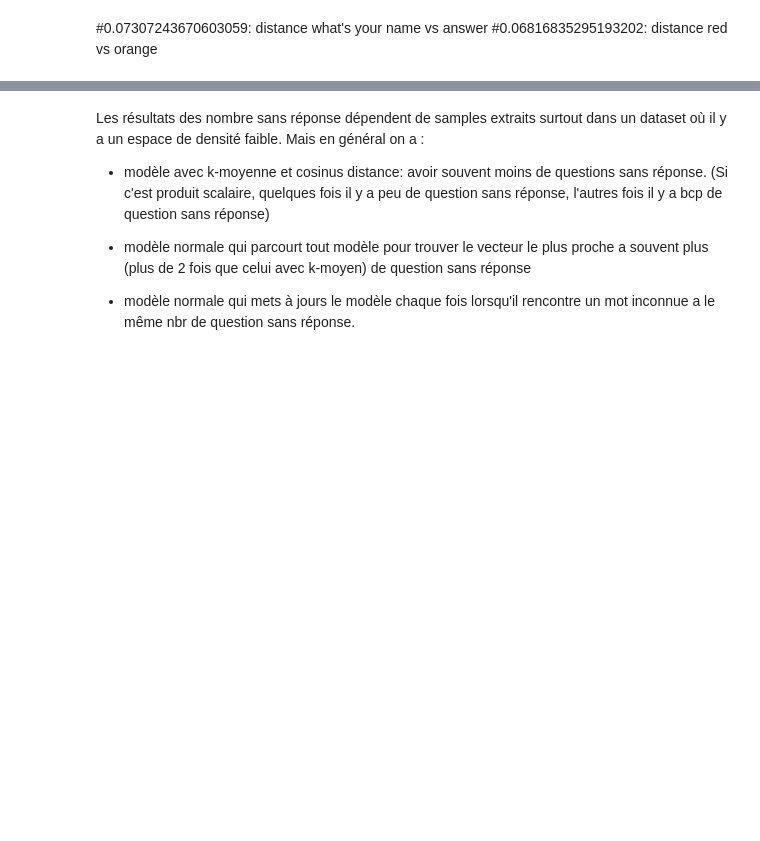
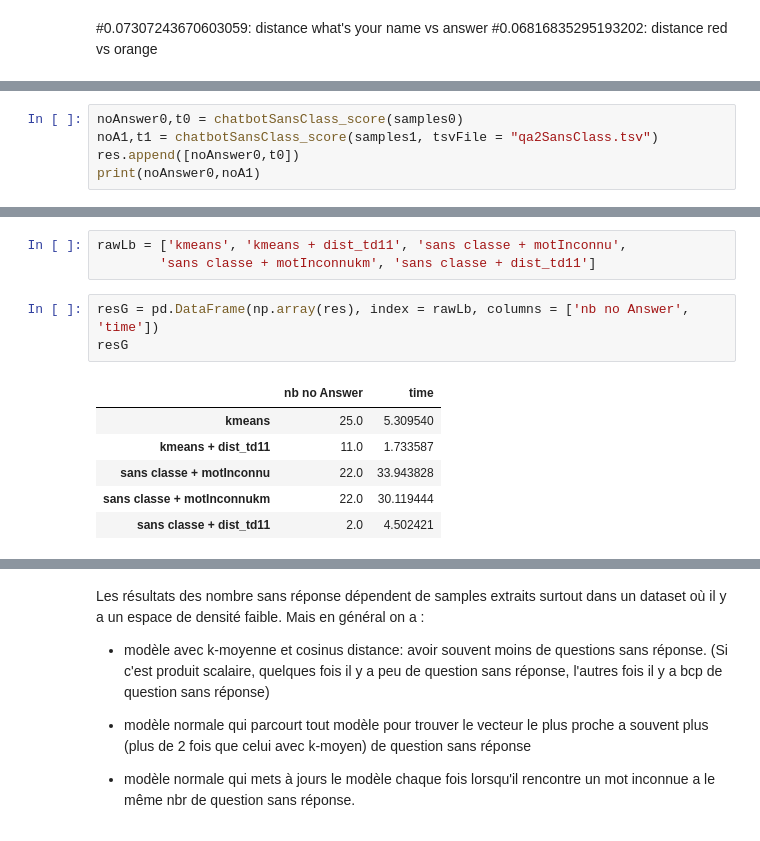
Before and after one commit to xuewenguo0330/Chatbot_IAS, a Jupyter notebook: score.ipynb, the cells around one changed output, grey strips where cells are left out. Saved outputs shown, nothing was run; the diff lists cells and outputs as text; blank space fills up the shorter version.

```diff
--- a/score.ipynb
+++ b/score.ipynb
@@ -357,0 +523,5 @@ def chatbotSansClass_score(samples,funInconnu = motInconnu,tsvFile = "QA2score_s
+# %%
+noAnswer0,t0 = chatbotSansClass_score(samples0)
+noA1,t1 = chatbotSansClass_score(samples1, tsvFile = "qa2SansClass.tsv")
+res.append([noAnswer0,t0])
+print(noAnswer0,noA1)
@@ -373,0 +582,13 @@ noAnswer0,noA1
+# %%
+rawLb = ['kmeans', 'kmeans + dist_td11', 'sans classe + motInconnu',
+        'sans classe + motInconnukm', 'sans classe + dist_td11']
+# %%
+resG = pd.DataFrame(np.array(res), index = rawLb, columns = ['nb no Answer', 'time'])
+resG
+# %% [output]
+|  | nb no Answer | time |
+| kmeans | 25.0 | 5.309540 |
+| kmeans + dist_td11 | 11.0 | 1.733587 |
+| sans classe + motInconnu | 22.0 | 33.943828 |
+| sans classe + motInconnukm | 22.0 | 30.119444 |
+| sans classe + dist_td11 | 2.0 | 4.502421 |
```
Also changed, not shown: parts of 42 cells of this notebook, 33 other files.
